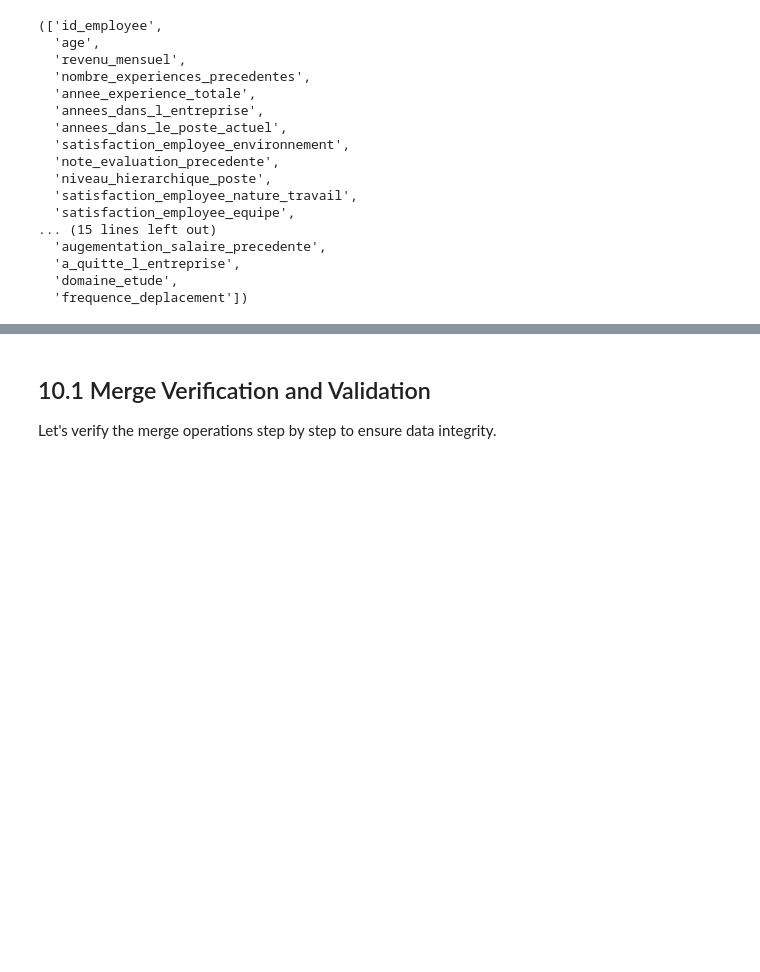
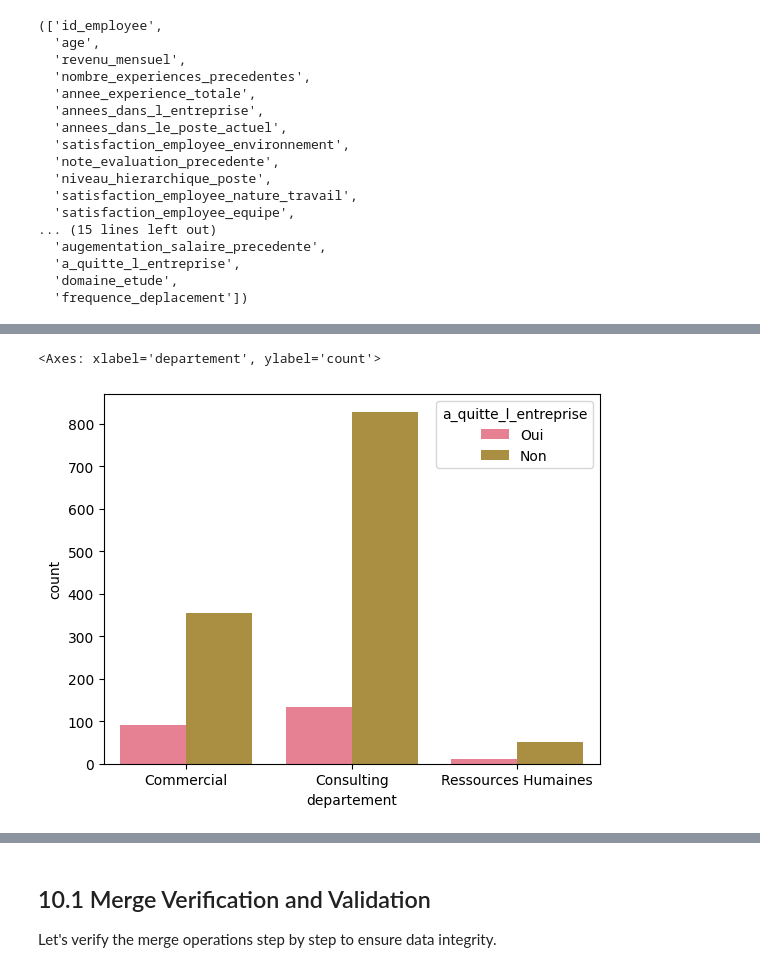
Before and after one commit to XavierCoulon/OC_P4_ESN_TechNova_Partners, a Jupyter notebook: notebooks/exploratory/01_exploratory_data_analysis.ipynb, the cells around one changed output, grey strips where cells are left out. Saved outputs shown, nothing was run; the diff lists cells and outputs as text; code cells hidden in the pictures; blank space fills up the shorter version.

```diff
--- a/notebooks/exploratory/01_exploratory_data_analysis.ipynb
+++ b/notebooks/exploratory/01_exploratory_data_analysis.ipynb
@@ -617,0 +616,5 @@ frequence_deplacement: 3 unique values
+# %%
+sns.countplot(x="departement", hue="a_quitte_l_entreprise", data=df_sirh_eval_sondage)
+# %% [output]
+<Axes: xlabel='departement', ylabel='count'>
+[figure, added]
```
Also changed, not shown: parts of 21 cells of this notebook, 3 other files.
